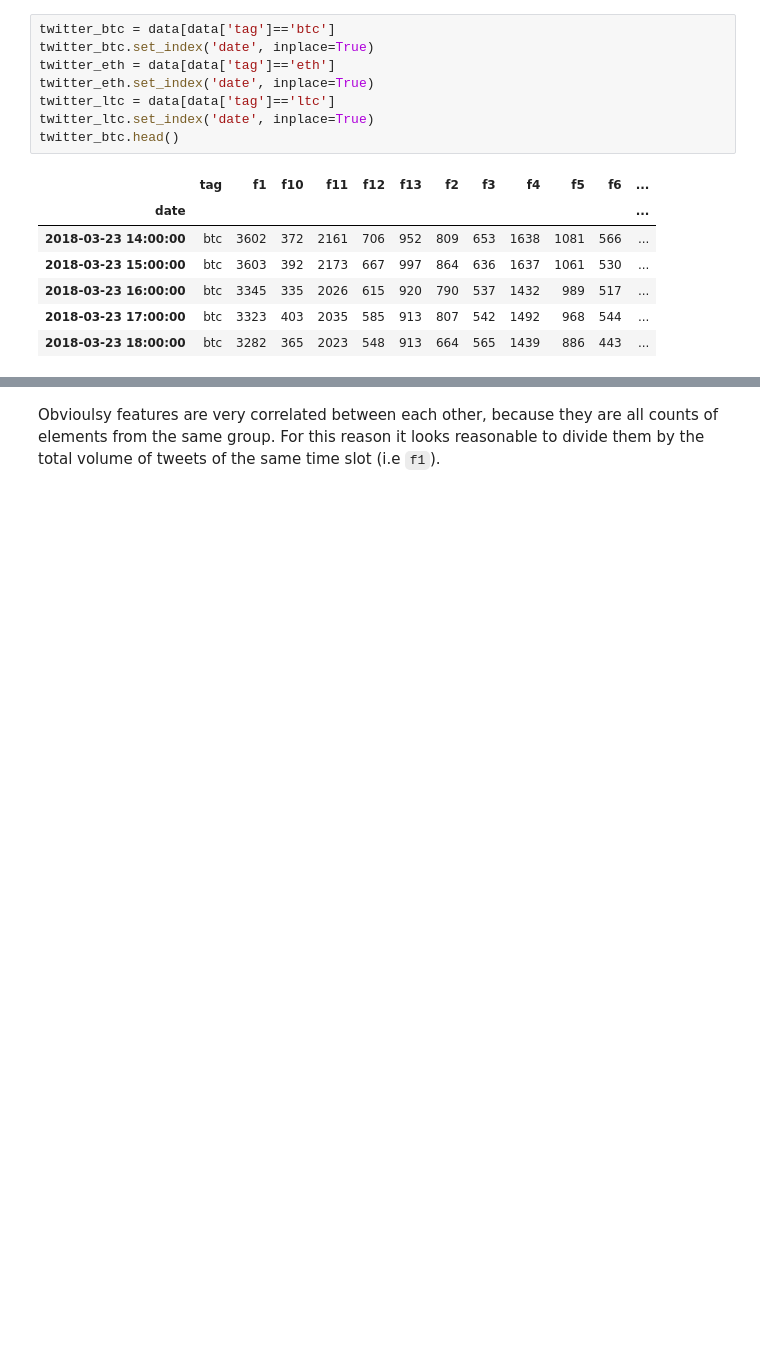
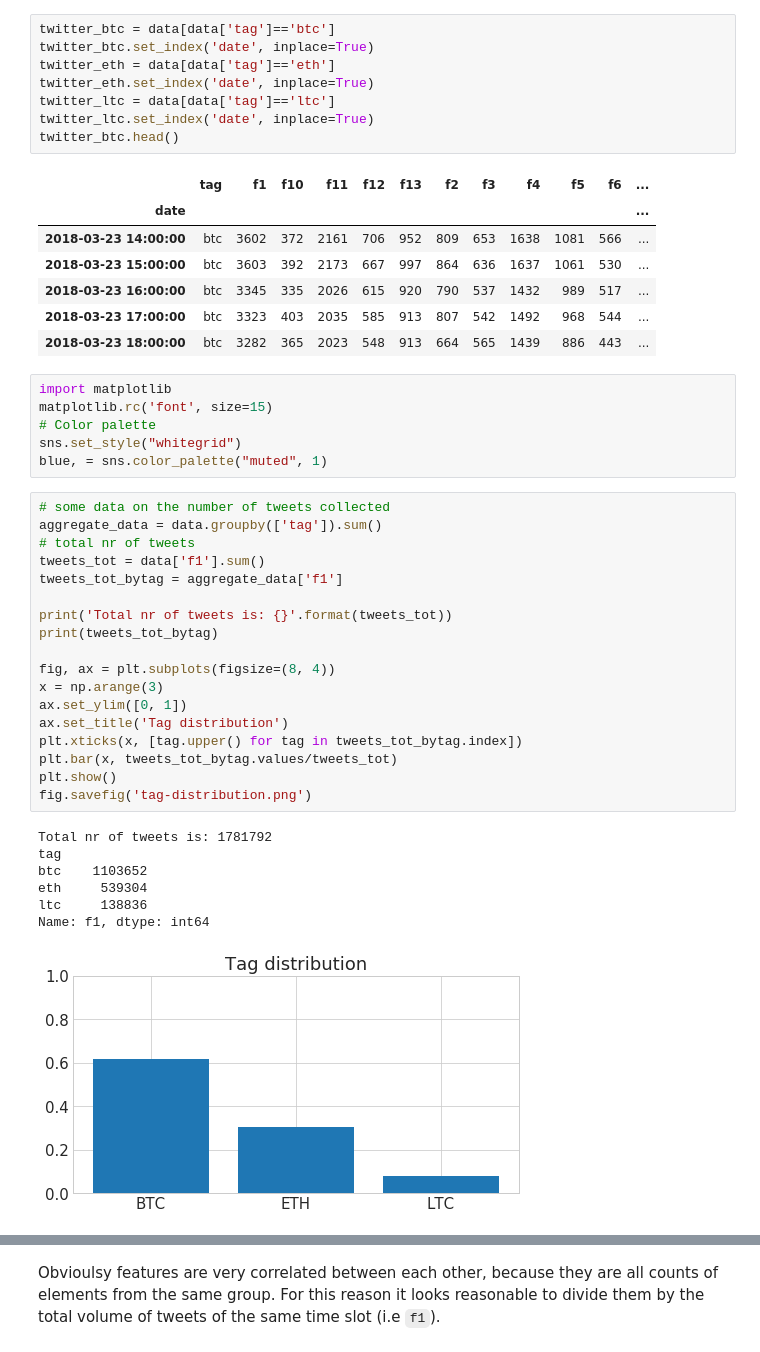
Before and after one commit to tonca/cryptocashtags, a Jupyter notebook: notebooks/Linear_Regression.ipynb, the cells around one changed output, grey strips where cells are left out. Drawn from its saved outputs; the diff is of its cells as text; blank space fills up the shorter version.

```diff
--- a/notebooks/Linear_Regression.ipynb
+++ b/notebooks/Linear_Regression.ipynb
@@ -59,3 +93,35 @@ twitter_btc.head()
 | 2018-03-23 16:00:00 | btc | 3345 | 335 | 2026 | 615 | 920 | 790 | 537 | 1432 | 989 | 517 | ... |
 | 2018-03-23 17:00:00 | btc | 3323 | 403 | 2035 | 585 | 913 | 807 | 542 | 1492 | 968 | 544 | ... |
 | 2018-03-23 18:00:00 | btc | 3282 | 365 | 2023 | 548 | 913 | 664 | 565 | 1439 | 886 | 443 | ... |
+# %%
+import matplotlib
+matplotlib.rc('font', size=15)
+# Color palette
+sns.set_style("whitegrid")
+blue, = sns.color_palette("muted", 1)
+# %%
+# some data on the number of tweets collected
+aggregate_data = data.groupby(['tag']).sum()
+# total nr of tweets
+tweets_tot = data['f1'].sum()
+tweets_tot_bytag = aggregate_data['f1']
+
+print('Total nr of tweets is: {}'.format(tweets_tot))
+print(tweets_tot_bytag)
+
+fig, ax = plt.subplots(figsize=(8, 4))
+x = np.arange(3)
+ax.set_ylim([0, 1])
+ax.set_title('Tag distribution')
+plt.xticks(x, [tag.upper() for tag in tweets_tot_bytag.index])
+plt.bar(x, tweets_tot_bytag.values/tweets_tot)
+plt.show()
+fig.savefig('tag-distribution.png')
+# %% [output]
+Total nr of tweets is: 1781792
+tag
+btc    1103652
+eth     539304
+ltc     138836
+Name: f1, dtype: int64
+[figure, added]
```
Also changed, not shown: parts of 13 cells of this notebook, 1 other file.
